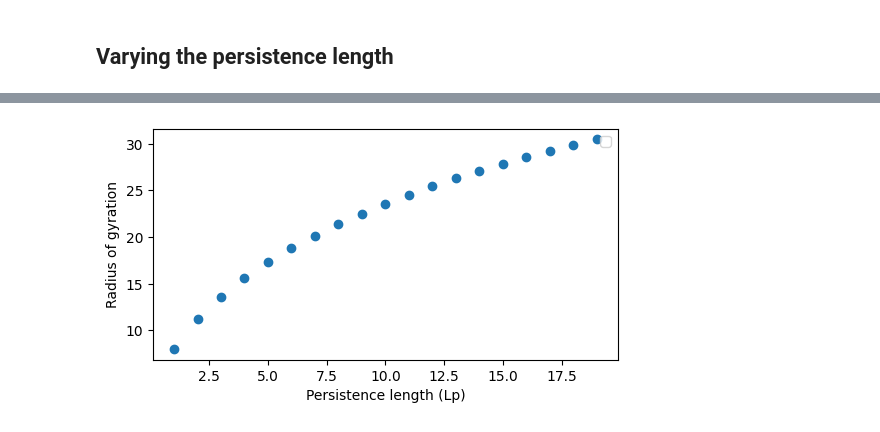
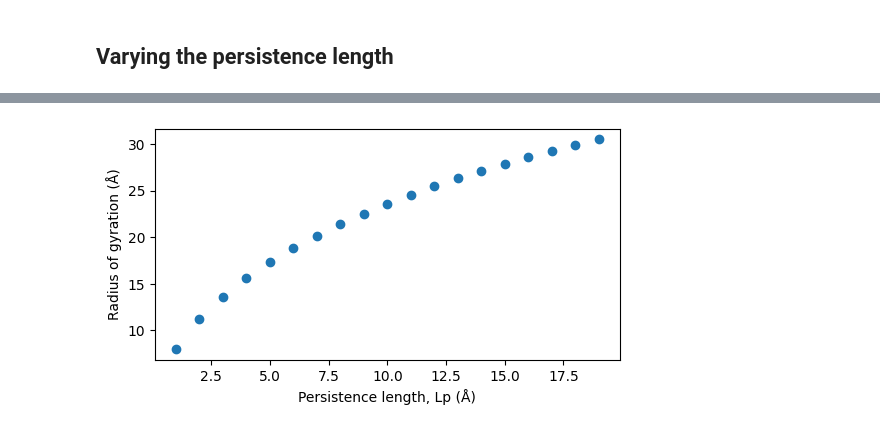
Before and after one commit to idptools/afrc, a Jupyter notebook: demo/demo_WormLikeChain2.ipynb, the cells around one changed output, grey strips where cells are left out. Saved outputs shown, nothing was run; the diff lists cells and outputs as text; code cells hidden in the pictures.

```diff
--- a/demo/demo_WormLikeChain2.ipynb
+++ b/demo/demo_WormLikeChain2.ipynb
@@ -35,16 +35,15 @@ plt.show()
 # %%
 plt.figure(figsize=(6, 3))
 
 rg_vals = []
 lp_vals = np.arange(1,20)
 for lp in lp_vals:
     rg_vals.append(WormLikeChain2(seq, lp=lp).get_mean_radius_of_gyration())
 
 
 plt.plot(lp_vals, rg_vals,'o')
-plt.xlabel('Persistence length (Lp)')
-plt.ylabel('Radius of gyration')
-plt.legend()
+plt.xlabel('Persistence length, Lp (Å)')
+plt.ylabel('Radius of gyration (Å)')
 plt.show()
 # %% [output]
-[figure, old version]
+[figure, new version]
```
Also changed, not shown: parts of 1 cell of this notebook, 44 other files.
